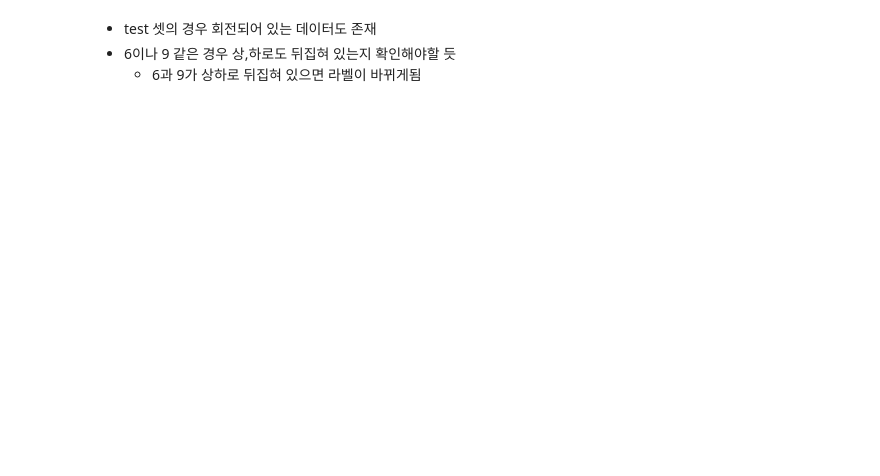
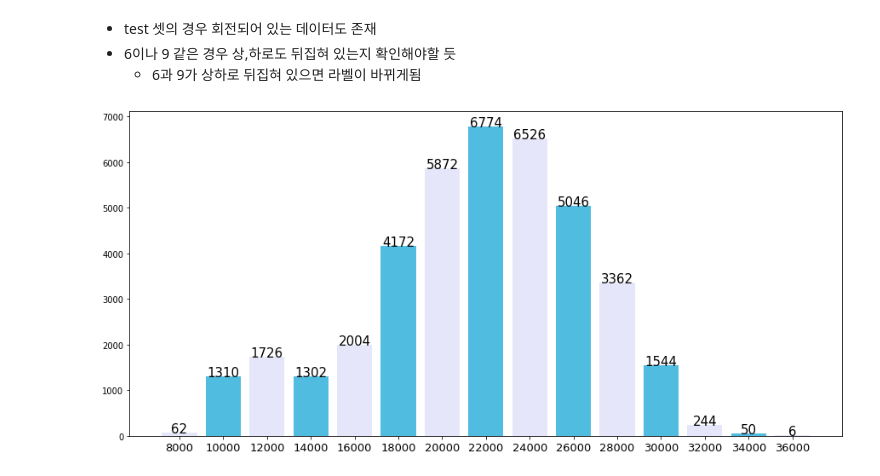
Before and after one commit to quhb2455/toy, a Jupyter notebook: 3D_Number_Image_Classification/EDA.ipynb, the cells around one changed output. Saved outputs shown, nothing was run; the diff lists cells and outputs as text; code cells hidden in the pictures; blank space fills up the shorter version.

```diff
--- a/3D_Number_Image_Classification/EDA.ipynb
+++ b/3D_Number_Image_Classification/EDA.ipynb
@@ -278,3 +390,31 @@ for i, pick in enumerate(rand_pick) :
 - test 셋의 경우 회전되어 있는 데이터도 존재
 - 6이나 9 같은 경우 상,하로도 뒤집혀 있는지 확인해야할 듯
     - 6과 9가 상하로 뒤집혀 있으면 라벨이 바뀌게됨
+# %%
+test_points = h5py.File('./data/test.h5', 'r')
+total_size = []
+for i in tqdm(range(50000, 90000)) :
+    total_size.append(test_points[str(i)].shape[0])
+
+
+section_list = {k : [] for k in range(8000,38000, 2000)}
+section_num = {str(k) : 0 for k in range(8000,38000, 2000)}
+
+for i, shape in enumerate(total_size) :
+    for k in section_list.keys() :
+        if k < shape and shape <= k + 2000 :
+            section_list[k].append((shape, str(50000+i)))
+            section_num[str(k)] += 1
+# %%
+f, axs = plt.subplots(1,1, figsize=(15, 7))
+
+axs.bar(section_num.keys(), section_num.values(), color=['#e6e6fa' if a%2==0 else '#50bcdf' for a in range(len(section_num))])
+for k, v in section_num.items() :
+    axs.annotate('%d'%(v), xy=(k, v), ha='center',fontsize=15)
+
+axs.set_xticks([i for i in section_num.keys()])
+axs.set_xticklabels(section_num.keys(), fontsize=13)
+
+plt.show()
+# %% [output]
+[figure, added]
```
Also changed, not shown: parts of 11 cells of this notebook, 2 other files.
